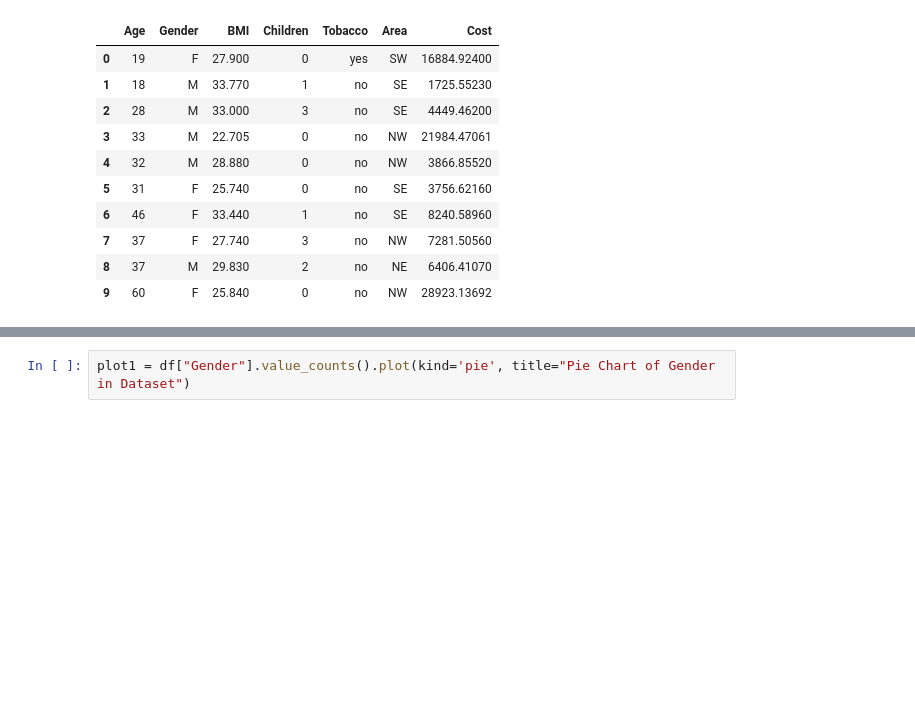
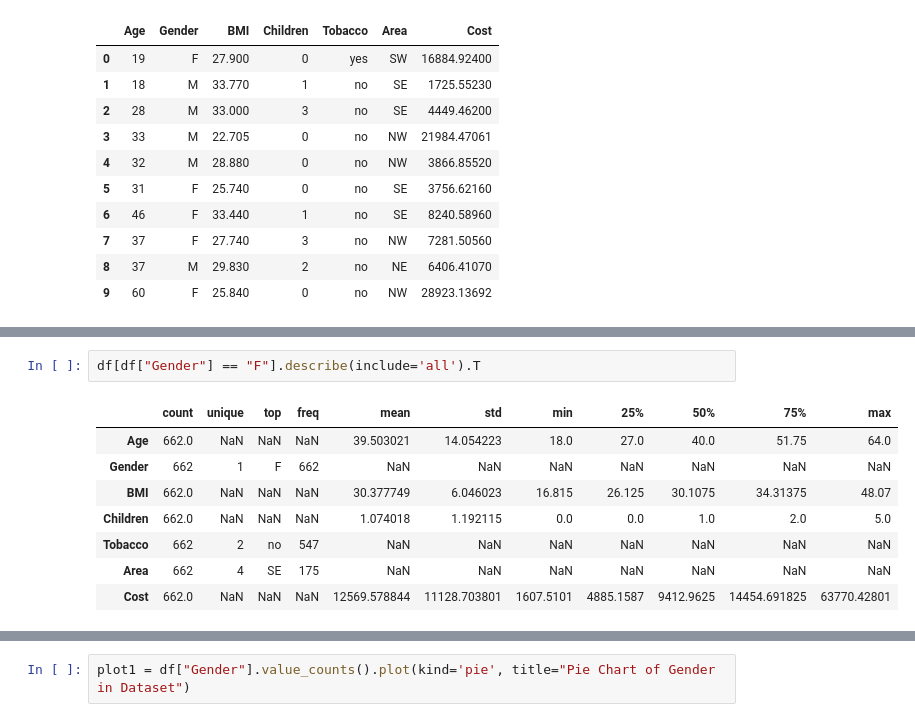
Before and after one commit to cwperks/ALY6150, a Jupyter notebook: cwperx/week4/ALY6150_Craig_Perkins_Week4_Assignment.ipynb, the cells around one changed output, grey strips where cells are left out. Saved outputs shown, nothing was run; the diff lists cells and outputs as text; blank space fills up the shorter version.

```diff
--- a/cwperx/week4/ALY6150_Craig_Perkins_Week4_Assignment.ipynb
+++ b/cwperx/week4/ALY6150_Craig_Perkins_Week4_Assignment.ipynb
@@ -33,3 +33,14 @@ df.describe(include='all').T
 | Tobacco | 1338 | 2 | no | 1064 | NaN | NaN | NaN | NaN | NaN | NaN | NaN |
 | Area | 1338 | 4 | SE | 364 | NaN | NaN | NaN | NaN | NaN | NaN | NaN |
 | Cost | 1338.0 | NaN | NaN | NaN | 13270.422265 | 12110.011237 | 1121.8739 | 4740.28715 | 9382.033 | 16639.912515 | 63770.42801 |
+# %%
+df[df["Gender"] == "F"].describe(include='all').T
+# %% [output]
+|  | count | unique | top | freq | mean | std | min | 25% | 50% | 75% | max |
+| Age | 662.0 | NaN | NaN | NaN | 39.503021 | 14.054223 | 18.0 | 27.0 | 40.0 | 51.75 | 64.0 |
+| Gender | 662 | 1 | F | 662 | NaN | NaN | NaN | NaN | NaN | NaN | NaN |
+| BMI | 662.0 | NaN | NaN | NaN | 30.377749 | 6.046023 | 16.815 | 26.125 | 30.1075 | 34.31375 | 48.07 |
+| Children | 662.0 | NaN | NaN | NaN | 1.074018 | 1.192115 | 0.0 | 0.0 | 1.0 | 2.0 | 5.0 |
+| Tobacco | 662 | 2 | no | 547 | NaN | NaN | NaN | NaN | NaN | NaN | NaN |
+| Area | 662 | 4 | SE | 175 | NaN | NaN | NaN | NaN | NaN | NaN | NaN |
+| Cost | 662.0 | NaN | NaN | NaN | 12569.578844 | 11128.703801 | 1607.5101 | 4885.1587 | 9412.9625 | 14454.691825 | 63770.42801 |
```
Also changed, not shown: parts of 11 cells of this notebook, 6 other files.
